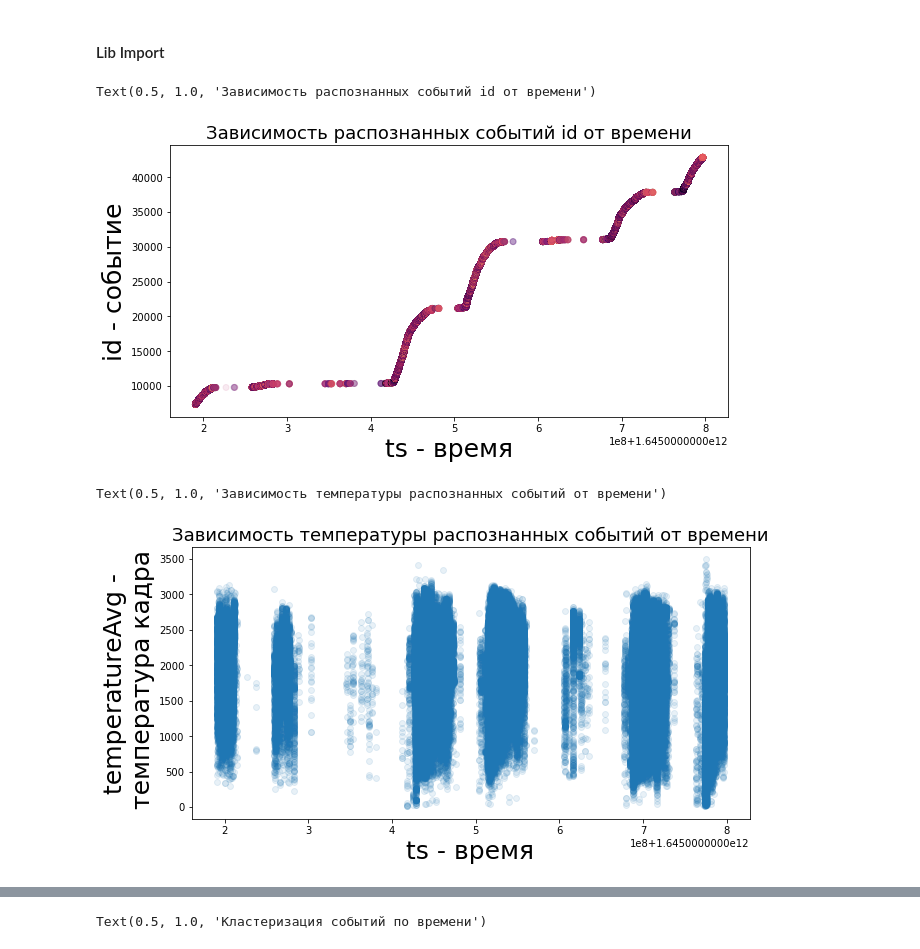
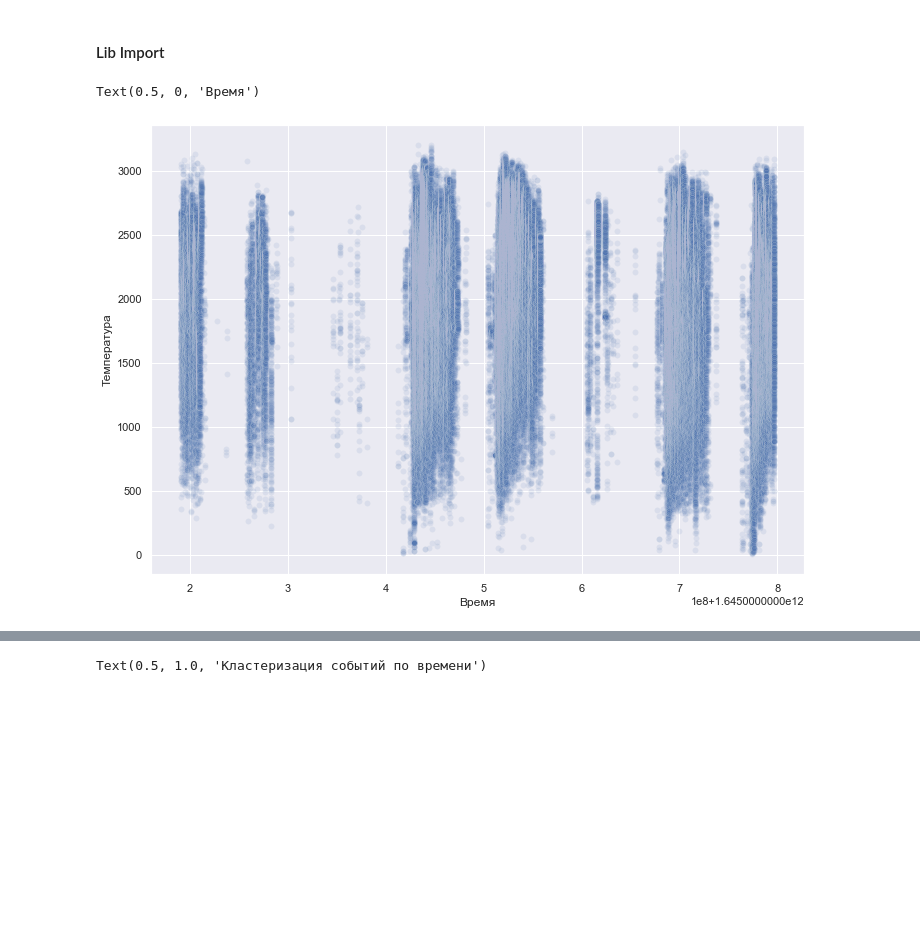
Before and after one commit to enotbeta/thermal-diplom, a Jupyter notebook: Main script.ipynb, the cells around one changed output, grey strips where cells are left out. Cells and saved outputs as stored; diff of their text form; code cells hidden in the pictures; blank space fills up the shorter version.

```diff
--- a/Main script.ipynb
+++ b/Main script.ipynb
@@ -16,12 +17,14 @@ from tensorflow.keras import layers
 # %%
 url = "https://pastebin.com/raw/j30qh61S"
 #resp = urllib.request.urlopen(url_data)
-data1 = pd.read_csv(r'./dataset/ПК2_18.02-25.02.csv', header=0, sep =',')
+data1 = pd.read_csv(r'./dataset/2_18.02-25.02.csv', header=0, sep =',')
 # %%
 data1 = data1.loc[data1['temperatureAvg'] > 1]
 data1 = data1.loc[data1['temperatureSdv'] > 1]
 #data1 = data1.loc[data1['temperatureSdv'] < 2000]
 data1 = data1.loc[data1['temperatureMax'] > 1]
+data1 = data1.loc[data1['temperatureMax'] < 10000]
+data1 = data1.loc[data1['temperatureAvgExt'] < 4000]
 data1 = data1.loc[data1['temperatureMin'] > 1]
 data1 = data1.loc[data1['temperatureAvgExt'] > 1]
 data1 = data1.loc[data1['temperatureSdvExt'] > 1]
@@ -31,24 +34,3 @@ data1 = data1.loc[data1['temperatureAvg'] < 3500]
 #data1 = data1.loc[data1['temperatureAvg'] > 2400]
 #data1 = data1.loc[data1['mappingError'] < 0.1]
 #data1 = data1.loc[data1['temperatureSdv'] < 500]
-# %%
-fig = plt.figure(figsize=(10, 5))
-plot = fig.add_subplot(111)
-plot.scatter(data1['ts'], data1['id'], c = data1['temperatureAvg'], cmap = "magma", alpha=0.1)
-plot.set_xlabel('ts - время', fontsize = 25, color = 'black')
-plot.set_ylabel('id - событие', fontsize = 25, color = 'black')
-plot.set_title('Зависимость распознанных событий id от времени',  fontsize = 18, color = 'black')
-# %% [output]
-Text(0.5, 1.0, 'Зависимость распознанных событий id от времени')
-[figure, removed]
-# %%
-fig = plt.figure(figsize=(10, 5))
-plot = fig.add_subplot(111)
-plot.scatter(data1['ts'], data1['temperatureAvg'], alpha=0.1)
-plot.set_xlabel('ts - время', fontsize = 25, color = 'black')
-plot.set_ylabel('temperatureAvg -\n температура кадра', fontsize = 25, color = 'black')
-
-plot.set_title('Зависимость температуры распознанных событий от времени',  fontsize = 18, color = 'black')
-# %% [output]
-Text(0.5, 1.0, 'Зависимость температуры распознанных событий от времени')
-[figure, removed]
@@ -59,0 +37,8 @@ for item in unique:
+# %%
+sns.set(rc={'figure.figsize':(11.7,8.27)})
+plot = sns.scatterplot(data = data1, x="ts", y="temperatureAvg",  alpha = 0.1)
+plot.set_ylabel('Температура')
+plot.set_xlabel('Время')
+# %% [output]
+Text(0.5, 0, 'Время')
+[figure, added]
```
Also changed, not shown: parts of 15 cells of this notebook, 19 other files.
